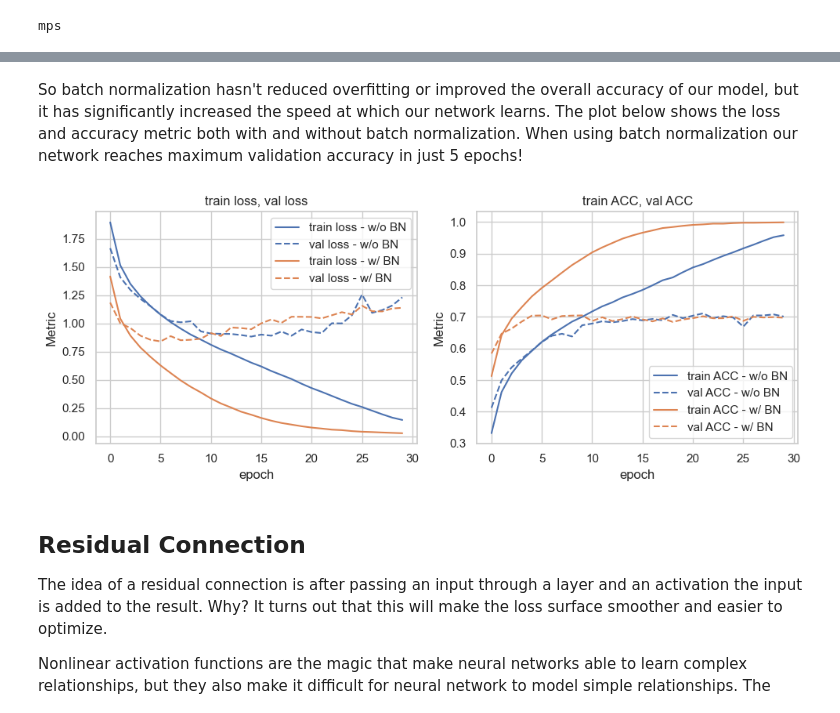
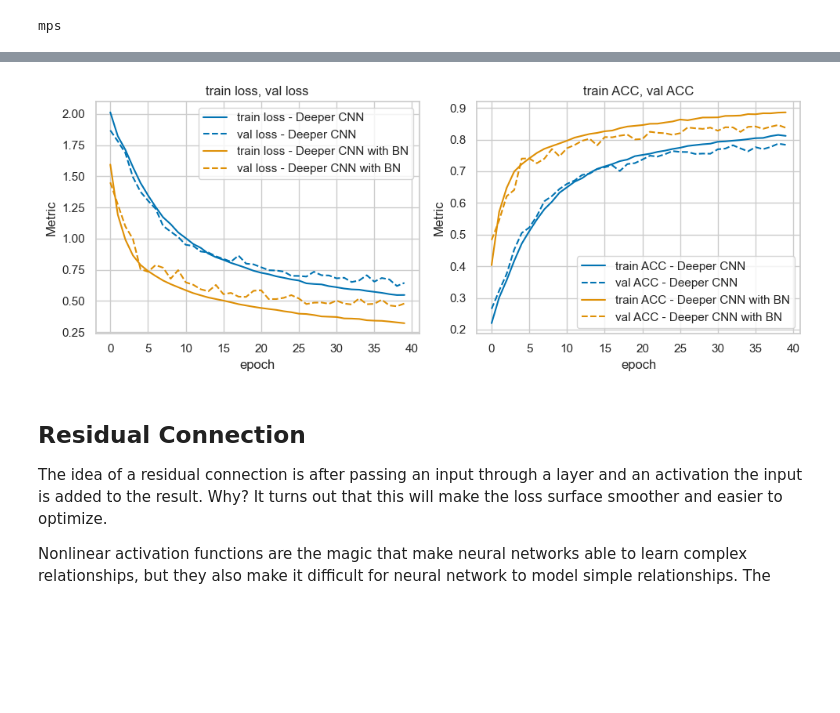
Before and after one commit to nkoranda97/DS776, a Jupyter notebook: Lesson_04/Advanced_NN.ipynb, the cells around one changed output, grey strips where cells are left out. Cells and saved outputs as stored; diff of their text form; code cells hidden in the pictures; blank space fills up the shorter version.

```diff
--- a/Lesson_04/Advanced_NN.ipynb
+++ b/Lesson_04/Advanced_NN.ipynb
@@ -179,15 +412,10 @@ plot_training_metrics(results_BN, [['train loss', 'val loss'], ['train ACC', 'va
-# %% [markdown]
-So batch normalization hasn't reduced overfitting or improved the overall accuracy of our model, but it has significantly increased the speed at which our network learns.  The plot below shows the loss and accuracy metric both with and without batch normalization.  When using batch normalization our network reaches maximum validation accuracy in just 5 epochs!
 # %%
-ckpt_file = 'models/model_CIFAR10_SGD_lr0.01_full.pt'
-results = load_results(ckpt_file)
+results = load_results('models/model_CIFAR10_DeeperCNN.pt')
+resultsBN = load_results('models/model_CIFAR10_DeeperCNNwithBN.pt')
 
-ckpt_file = 'models/model_CIFAR10_SGD_BN_lr0.01_full.pt'
-results_BN = load_results(ckpt_file)
-
-plot_training_metrics([results,results_BN], [['train loss', 'val loss'], ['train ACC', 'val ACC']],df_labels=['w/o BN','w/ BN'])
+plot_training_metrics([results,resultsBN], [['train loss', 'val loss'], ['train ACC', 'val ACC']], df_labels=['Deeper CNN', 'Deeper CNN with BN'])
 # %% [output]
-[figure, old version]
+[figure, new version]
 # %% [markdown]
 ## Residual Connection
 
```
Also changed, not shown: parts of 30 cells of this notebook, 3 other files.
